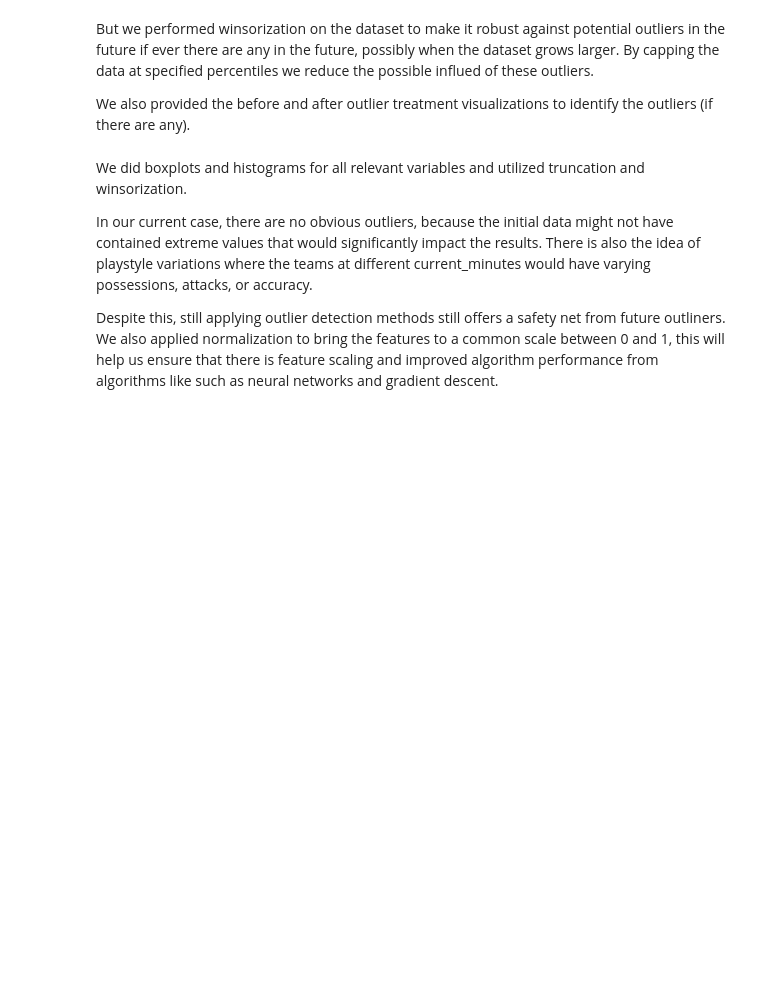
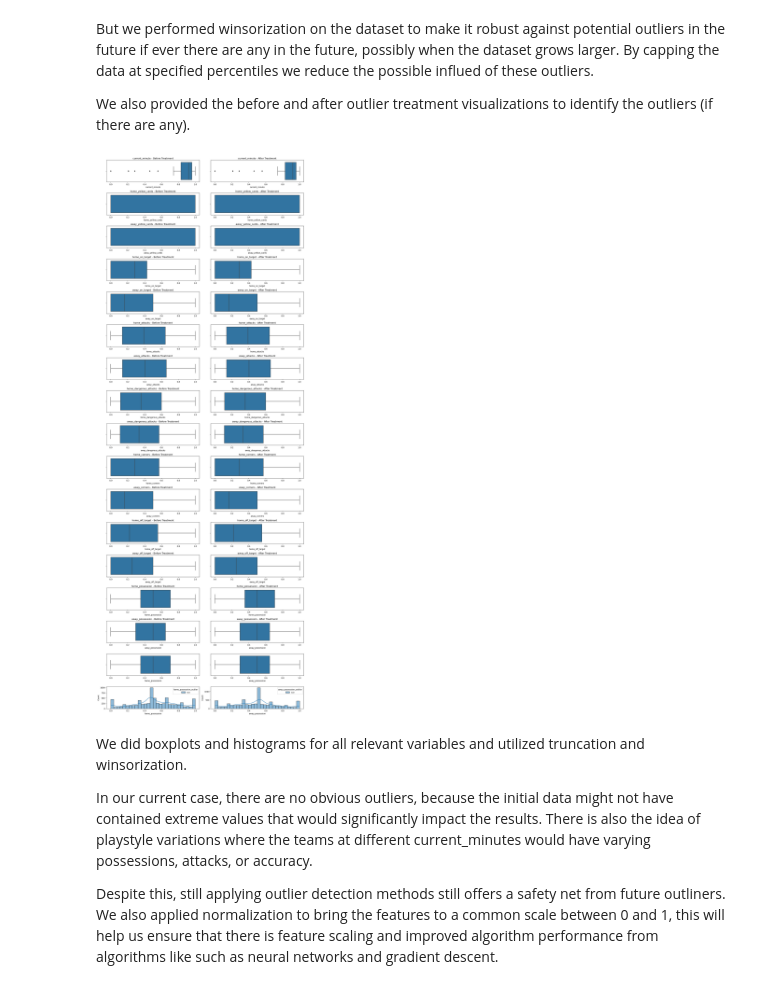
Before and after one commit to ReyObejero/2324-t3-stintsy-s11-g4-machine-project, a Jupyter notebook: STINTSY-S11-MP.ipynb, the cells around one changed output. Saved outputs shown, nothing was run; the diff lists cells and outputs as text; code cells hidden in the pictures; blank space fills up the shorter version.

```diff
--- a/STINTSY-S11-MP.ipynb
+++ b/STINTSY-S11-MP.ipynb
@@ -161,16 +234,29 @@ outlier_columns = ['current_minute', 'home_yellow_cards', 'away_yellow_cards', '
                    'away_off_target', 'home_possession', 'away_possession']
 
 def winsorize(data, lower_percentile=5, upper_percentile=95):
-    # Winsorizes data by capping values at specified percentiles
+    """Winsorizes data by capping values at specified percentiles."""
     lower_bound = np.percentile(data, lower_percentile)
     upper_bound = np.percentile(data, upper_percentile)
     return np.clip(data, lower_bound, upper_bound)
 
 def truncate(data, upper_bound):
-    # Truncates data by removing values exceeding the upper bound
+    """Truncates data by removing values exceeding the upper bound."""
     return data[data <= upper_bound]
 
 def detect_possession_outliers(data, method='zscore', z_score_threshold=3, lower_bound=20, upper_bound=80):
+    """
+    Identifies outliers in home and away possession data using different methods.
+
+    Args:
+        data: Pandas DataFrame containing home_possession and away_possession columns.
+        method: The outlier detection method to use ('zscore', 'percentile', 'domain').
+        z_score_threshold: Threshold for Z-scores (used with 'zscore' method).
+        lower_bound: Lower threshold for possession values (used with 'domain' method).
+        upper_bound: Upper threshold for possession values (used with 'domain' method).
+
+    Returns:
+        A new DataFrame with additional columns indicating potential outliers.
+    """
     home_possession = data['home_possession']
     away_possession = data['away_possession']
 
@@ -210,7 +296,7 @@ def calculate_remaining_goals(row):
 sports['goals_remaining'] = sports.apply(calculate_remaining_goals, axis=1)
 
 # Calculate additional features
-epsilon = 1e-10
+epsilon = 1e-10  # Add a small number to avoid division by zero
 sports['home_attack_efficiency'] = sports['home_score'] / (sports['home_attacks'] + epsilon)
 sports['away_attack_efficiency'] = sports['away_score'] / (sports['away_attacks'] + epsilon)
 
@@ -222,33 +308,35 @@ sports['possession_differential'] = sports['home_possession'] - sports['away_pos
 # Select columns for normalization (excluding uuid)
 columns_to_normalize = [col for col in sports.columns if col != 'uuid']
 
 # Create a MinMaxScaler object (normalizes to 0 to 1 range)
 scaler = MinMaxScaler(feature_range=(0, 1))
 
 # Apply normalization to selected columns
 sports[columns_to_normalize] = scaler.fit_transform(sports[columns_to_normalize])
 
 # Visualize distributions after outlier treatment and normalization
 fig, axes = plt.subplots(nrows=len(outlier_columns) + 2, ncols=2, figsize=(15, 40))
 
 for i, col in enumerate(outlier_columns):
     # Box plots
     sns.boxplot(data=sports, x=col, ax=axes[i, 0])
     axes[i, 0].set_title(f'{col} - Before Treatment')
 
     sns.boxplot(data=sports, x=col, ax=axes[i, 1])
     axes[i, 1].set_title(f'{col} - After Treatment')
 
 # Visualize possession data with outliers
 sns.boxplot(data=sports, x='home_possession', ax=axes[len(outlier_columns), 0], hue='home_possession_outlier')
 sns.boxplot(data=sports, x='away_possession', ax=axes[len(outlier_columns), 1], hue='away_possession_outlier')
 
 # Histograms for possession data with outliers
 sns.histplot(data=sports, x='home_possession', kde=True, ax=axes[len(outlier_columns) + 1, 0], hue='home_possession_outlier')
 sns.histplot(data=sports, x='away_possession', kde=True, ax=axes[len(outlier_columns) + 1, 1], hue='away_possession_outlier')
 
 plt.tight_layout()
 plt.show()
+# %% [output]
+[figure, added]
 # %% [markdown]
 We did boxplots and histograms for all relevant variables and utilized truncation and winsorization.
 
```
Also changed, not shown: parts of 35 cells of this notebook.
